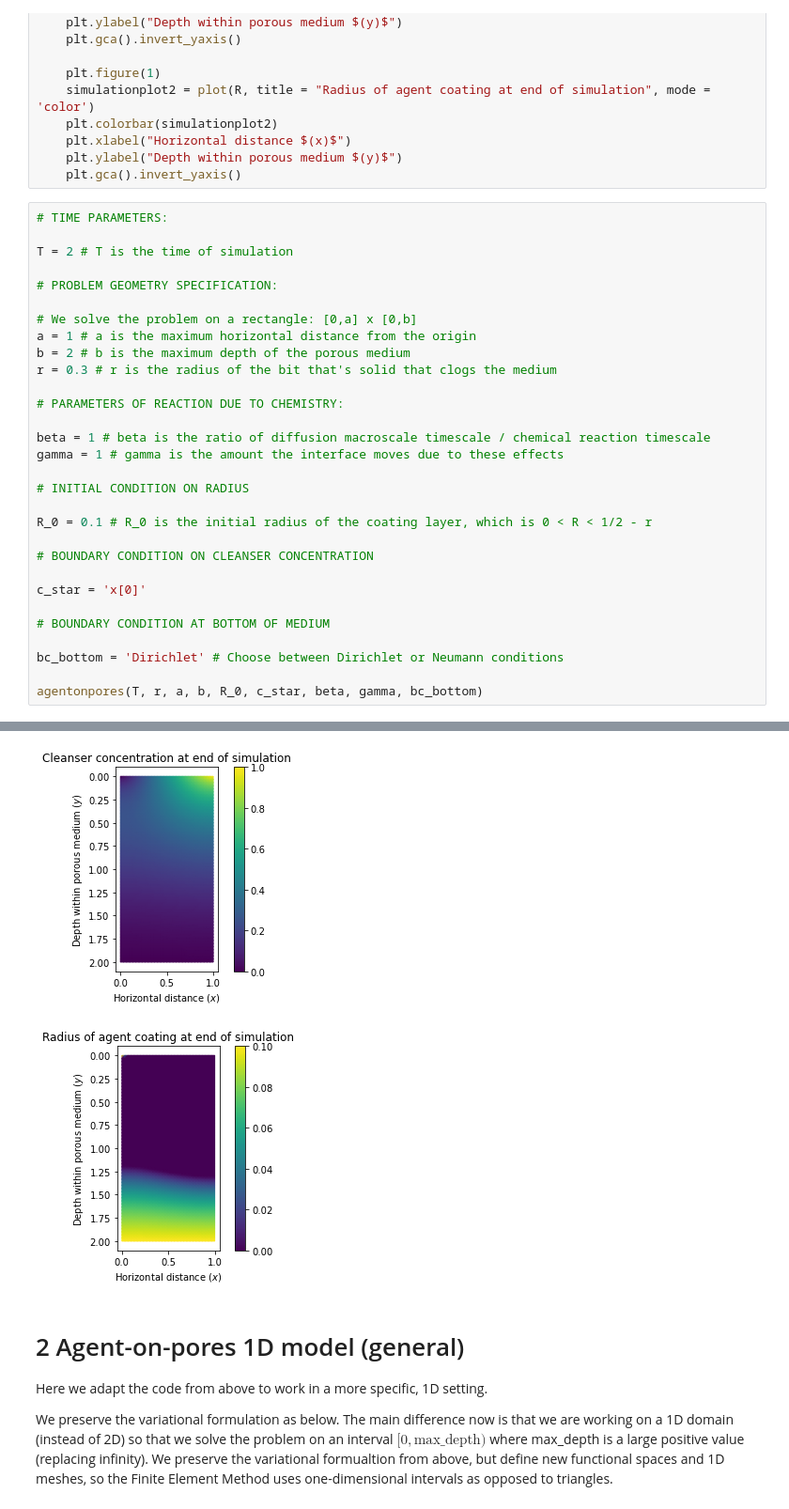
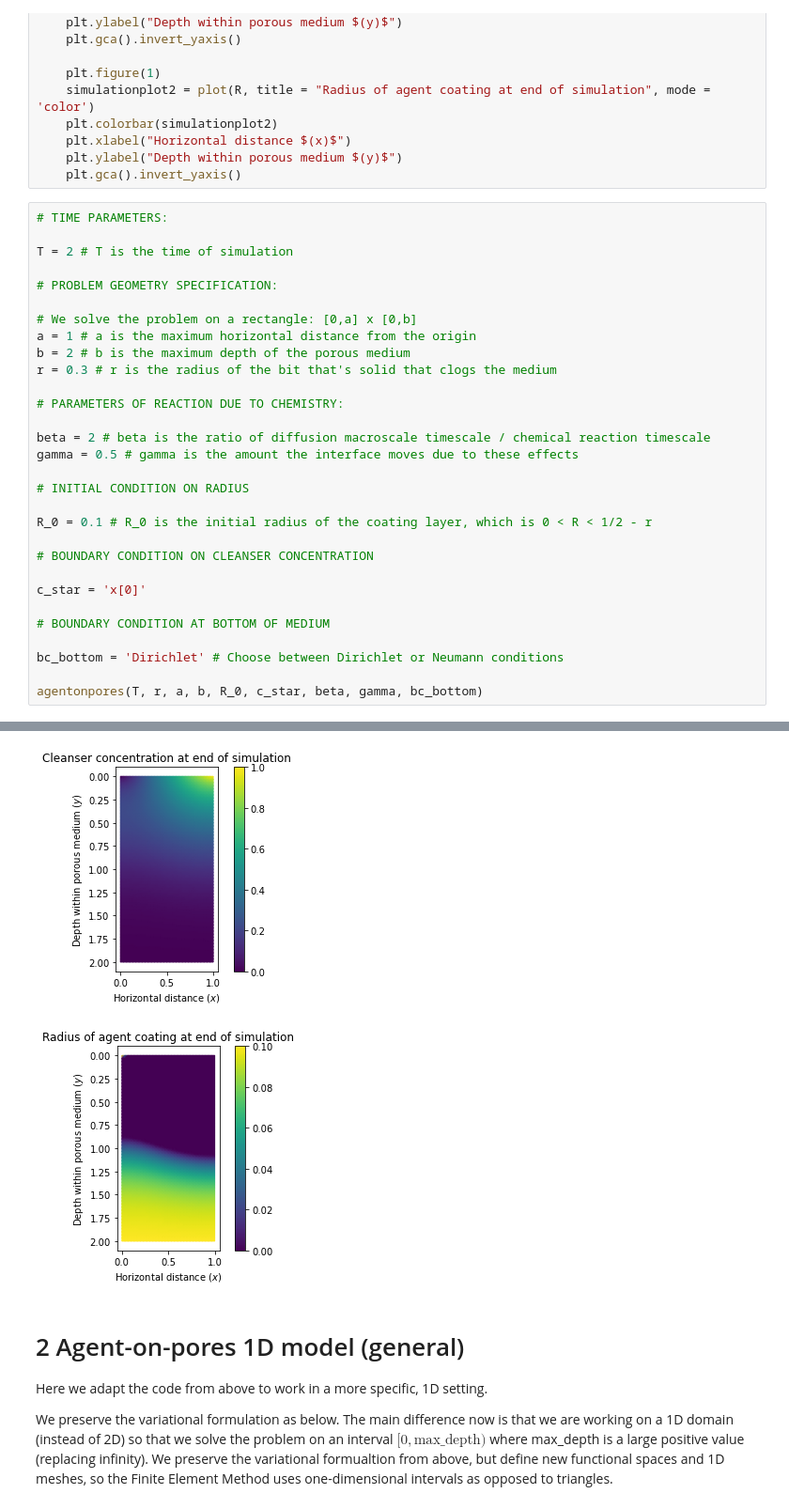
Before and after one commit to stefanpetrevski/Chemical-Warfare-Decontamination, a Jupyter notebook: Part 2 - Agent on Pores Coupled Solver.ipynb, the cells around one changed output, grey strips where cells are left out. Shown: that part at 94% size. Drawn from its saved outputs; the diff is of its cells as text.

```diff
--- a/Part 2 - Agent on Pores Coupled Solver.ipynb
+++ b/Part 2 - Agent on Pores Coupled Solver.ipynb
@@ -323,8 +323,8 @@ r = 0.3 # r is the radius of the bit that's solid that clogs the medium
 
 # PARAMETERS OF REACTION DUE TO CHEMISTRY:
 
-beta = 1 # beta is the ratio of diffusion macroscale timescale / chemical reaction timescale
-gamma = 1 # gamma is the amount the interface moves due to these effects
+beta = 2 # beta is the ratio of diffusion macroscale timescale / chemical reaction timescale
+gamma = 0.5 # gamma is the amount the interface moves due to these effects
 
 # INITIAL CONDITION ON RADIUS
 
@@ -344,9 +346,9 @@ Step 1
 Step 11
 Step 21
 Step 31
 Step 41
 [figure]
-[figure, old version]
+[figure, new version]
 # %% [markdown]
 #  2 Agent-on-pores 1D model (general)
 
```
Also changed, not shown: parts of 7 cells of this notebook.
